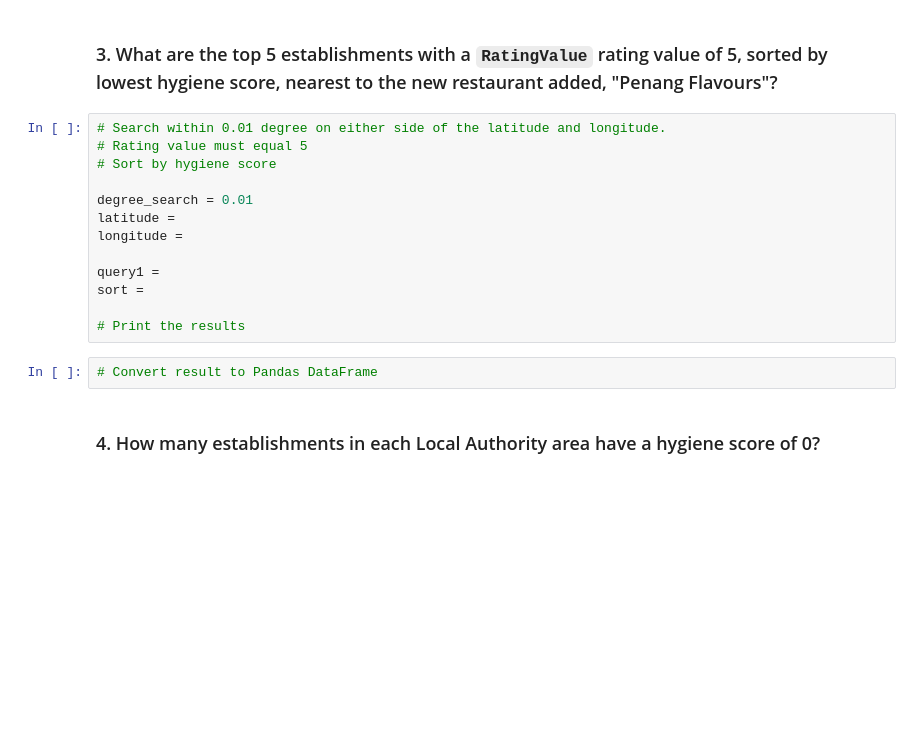
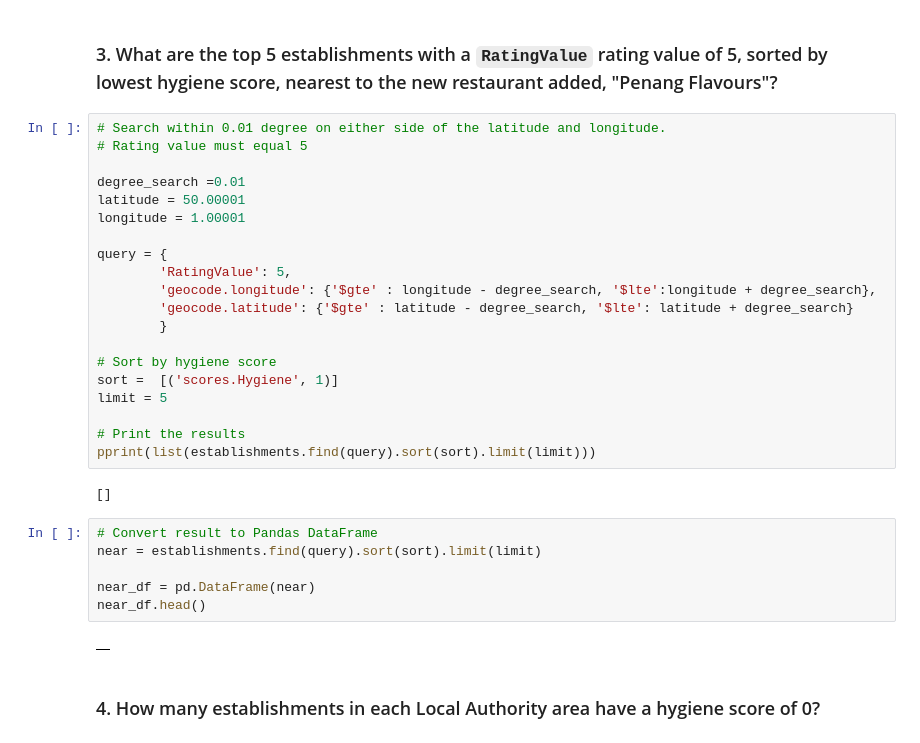
Before and after one commit to NestorBaptista/NoSQL-challenge, a Jupyter notebook: NoSQL_analysis_starter.ipynb, the cells around one changed output. Saved outputs shown, nothing was run; the diff lists cells and outputs as text; blank space fills up the shorter version.

```diff
--- a/NoSQL_analysis_starter.ipynb
+++ b/NoSQL_analysis_starter.ipynb
@@ -107,18 +159,33 @@ London_df.head(10)
 # %%
 # Search within 0.01 degree on either side of the latitude and longitude.
 # Rating value must equal 5
+
+degree_search =0.01
+latitude = 50.00001
+longitude = 1.00001
+
+query = {
+        'RatingValue': 5,
+        'geocode.longitude': {'$gte' : longitude - degree_search, '$lte':longitude + degree_search},
+        'geocode.latitude': {'$gte' : latitude - degree_search, '$lte': latitude + degree_search}
+        }
+
 # Sort by hygiene score
-
-degree_search = 0.01
-latitude =
-longitude =
-
-query1 =
-sort =
+sort =  [('scores.Hygiene', 1)]
+limit = 5
 
 # Print the results
+pprint(list(establishments.find(query).sort(sort).limit(limit)))
+# %% [output]
+[]
 # %%
 # Convert result to Pandas DataFrame
+near = establishments.find(query).sort(sort).limit(limit)
+
+near_df = pd.DataFrame(near)
+near_df.head()
+# %% [output]
+|  |
 # %% [markdown]
 ### 4. How many establishments in each Local Authority area have a hygiene score of 0?
 # %%
```
Also changed, not shown: parts of 5 cells of this notebook, 1 other file.
